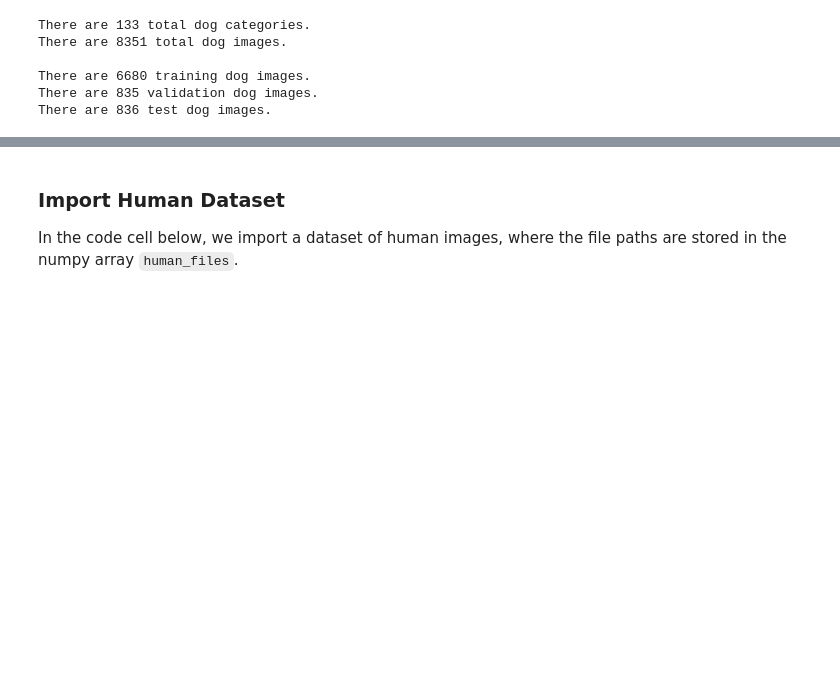
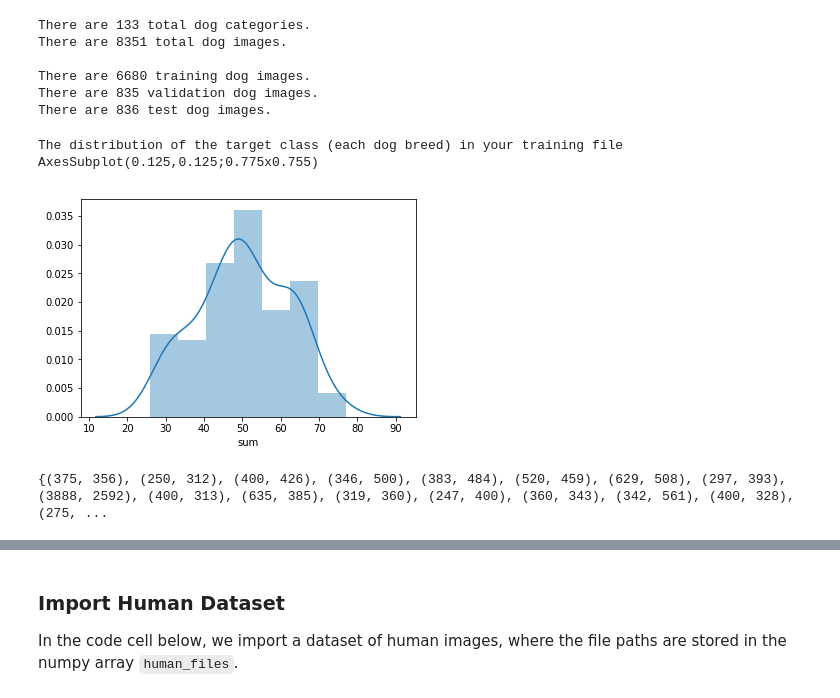
Before and after one commit to wendy223/Dog_Identification_CNN, a Jupyter notebook: dog_app.ipynb, the cells around one changed output, grey strips where cells are left out. Drawn from its saved outputs; the diff is of its cells as text; code cells hidden in the pictures; blank space fills up the shorter version.

```diff
--- a/dog_app.ipynb
+++ b/dog_app.ipynb
@@ -91,3 +103,24 @@ There are 8351 total dog images.
 There are 6680 training dog images.
 There are 835 validation dog images.
 There are 836 test dog images.
+# %%
+import pandas as pd
+import seaborn as sns
+train_targets_df = pd.DataFrame(train_targets)
+train_targets_df = train_targets_df.append(train_targets_df.agg(['sum', 'mean']))
+print("The distribution of the target class (each dog breed) in your training file")
+print(sns.distplot(train_targets_df.loc['sum']))
+# %% [output]
+The distribution of the target class (each dog breed) in your training file
+AxesSubplot(0.125,0.125;0.775x0.755)
+[figure, added]
+# %%
+from PIL import Image
+
+image_sizes = []
+for f in train_files:
+    img = Image.open(f)
+    image_sizes.append(img.size)
+print(set(image_sizes))
+# %% [output]
+{(375, 356), (250, 312), (400, 426), (346, 500), (383, 484), (520, 459), (629, 508), (297, 393), (3888, 2592), (400, 313), (635, 385), (319, 360), (247, 400), (360, 343), (342, 561), (400, 328), (275, ...
```
Also changed, not shown: parts of 4 cells of this notebook, 1 other file.
